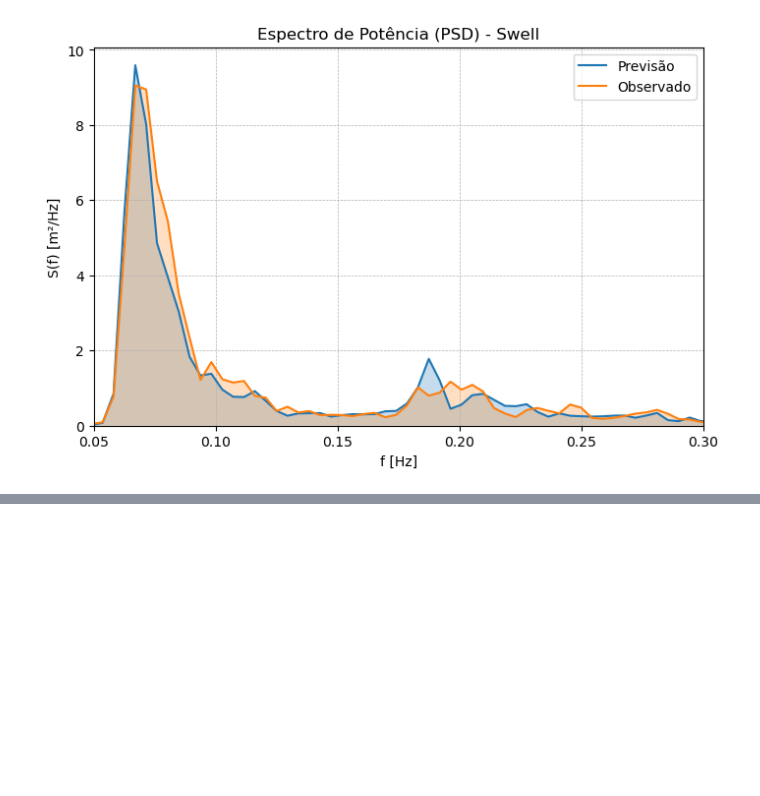
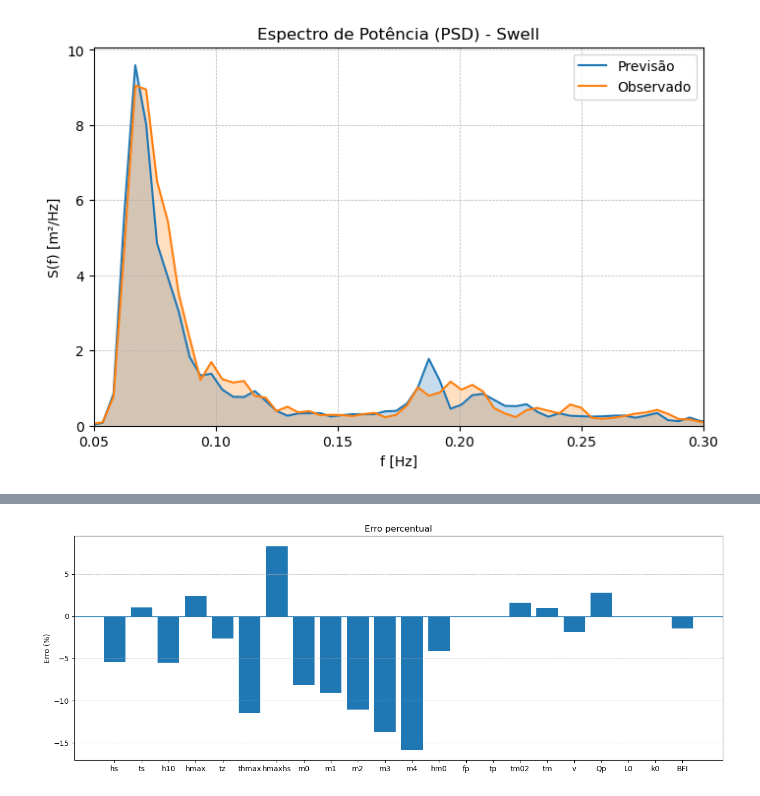
Before and after one commit to asapessoa77/sophia-wv, a Jupyter notebook: omarsat.ipynb, the cells around one changed output, grey strips where cells are left out. Cells and saved outputs as stored; diff of their text form; code cells hidden in the pictures; blank space fills up the shorter version.

```diff
--- a/omarsat.ipynb
+++ b/omarsat.ipynb
@@ -308,0 +444,11 @@ tools.plot_power_spectrum_pair(
+# %%
+preal = pd.concat([ppt_real, ppf_real], axis=1)
+pprev = pd.concat([ppt_prev, ppf_prev], axis=1)
+
+cols = preal.columns
+bar_error_percent(preal,
+                  pprev,
+                  cols,
+                  title="Erro percentual")
+# %% [output]
+[figure, added]
```
Also changed, not shown: parts of 5 cells of this notebook.
